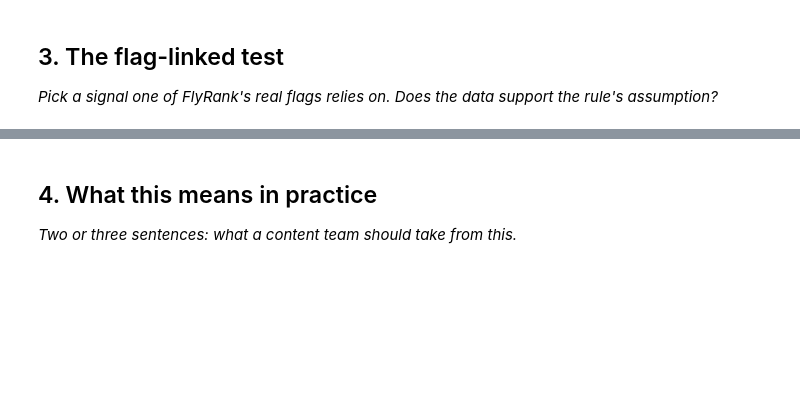
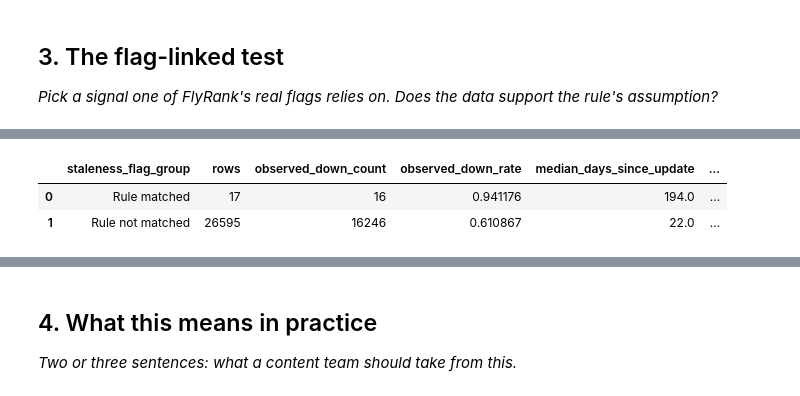
Before and after one commit to Viditp25/flyrank-intern-, a Jupyter notebook: work/notebooks/w04_signal_audit.ipynb, the cells around one changed output, grey strips where cells are left out. Saved outputs shown, nothing was run; the diff lists cells and outputs as text; code cells hidden in the pictures; blank space fills up the shorter version.

```diff
--- a/work/notebooks/w04_signal_audit.ipynb
+++ b/work/notebooks/w04_signal_audit.ipynb
@@ -29,0 +249,81 @@ This skeleton is yours to fill. Work the sections **in order** — each one has
+# %%
+# Section 3: Test a staleness-related baseline rule
+# against the observed trend label.
+#
+# Rule under review:
+# days_since_last_update >= 180 AND impressions_90d >= 500
+#
+# This flag is calculated from the documented rule below.
+# It is not claimed to be a stored production flag.
+
+required_columns = [
+    "days_since_last_update",
+    "impressions_90d",
+    "trend_direction",
+]
+
+missing = [c for c in required_columns if c not in df.columns]
+
+if missing:
+    raise ValueError(f"Required columns missing: {missing}")
+
+flag_df = df[required_columns].copy()
+
+for col in ["days_since_last_update", "impressions_90d"]:
+    flag_df[col] = pd.to_numeric(flag_df[col], errors="coerce")
+
+flag_df["trend_direction"] = (
+    flag_df["trend_direction"].astype("string").str.lower().str.strip()
+)
+
+flag_df = flag_df[
+    flag_df["trend_direction"].isin(["down", "stable", "up"])
+].copy()
+
+flag_df["is_observed_down"] = (
+    flag_df["trend_direction"].eq("down").astype(int)
+)
+
+flag_df["stale_visible_page"] = (
+    flag_df["days_since_last_update"].ge(180)
+    & flag_df["impressions_90d"].ge(500)
+)
+
+flag_df["staleness_flag_group"] = np.where(
+    flag_df["stale_visible_page"],
+    "Rule matched",
+    "Rule not matched"
+)
+
+flag_summary = (
+    flag_df.groupby("staleness_flag_group")
+    .agg(
+        rows=("is_observed_down", "size"),
+        observed_down_count=("is_observed_down", "sum"),
+        observed_down_rate=("is_observed_down", "mean"),
+        median_days_since_update=("days_since_last_update", "median"),
+        median_impressions_90d=("impressions_90d", "median"),
+    )
+    .reset_index()
+)
+
+flag_summary["observed_down_rate_pct"] = (
+    flag_summary["observed_down_rate"] * 100
+).round(2)
+
+print("Staleness rule:")
+print("days_since_last_update >= 180 AND impressions_90d >= 500")
+display(flag_summary)
+
+print(
+    "\nInterpretation: this compares the rule-matched group with the "
+    "remaining group using an observed trend label. It does not establish "
+    "that the rule predicts future decline or that refreshing pages "
+    "will improve performance."
+)
+
+print(
+    "\nNo stored priority score or reason-code field is assumed here. "
+    "This test evaluates the documented staleness rule only."
+)
+# %% [output]
@@ -29,0 +332,3 @@ This skeleton is yours to fill. Work the sections **in order** — each one has
+|  | staleness_flag_group | rows | observed_down_count | observed_down_rate | median_days_since_update | ... |
+| 0 | Rule matched | 17 | 16 | 0.941176 | 194.0 | ... |
+| 1 | Rule not matched | 26595 | 16246 | 0.610867 | 22.0 | ... |
```
Also changed, not shown: parts of 9 cells of this notebook.
